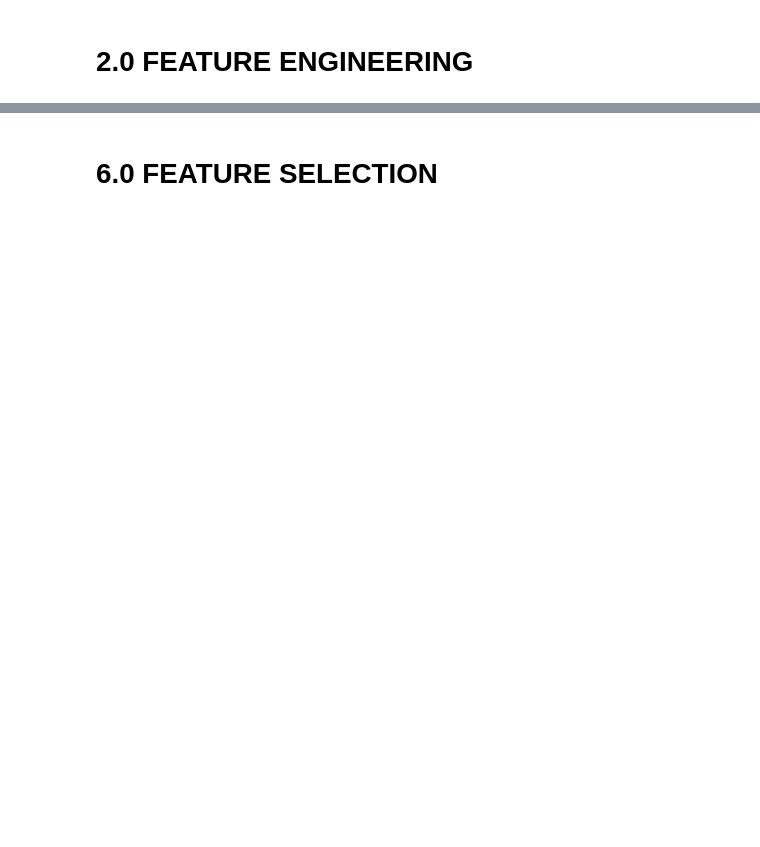
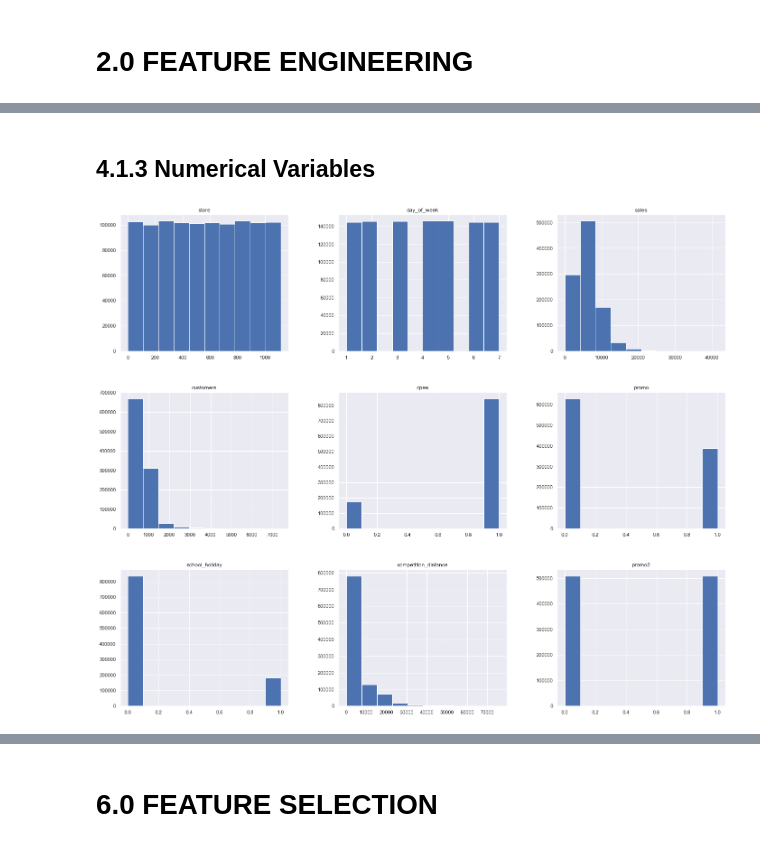
Before and after one commit to marcusbraggion/forecasting_sales, a Jupyter notebook: notebooks/forecasting_sales.ipynb, the cells around one changed output, grey strips where cells are left out. Saved outputs shown, nothing was run; the diff lists cells and outputs as text; code cells hidden in the pictures; blank space fills up the shorter version.

```diff
--- a/notebooks/forecasting_sales.ipynb
+++ b/notebooks/forecasting_sales.ipynb
@@ -75,0 +208,3 @@ df1.columns = cols_new
+# %%
+num_attributes = df1.select_dtypes( include=['int64', 'float64'] )
+cat_attributes = df1.select_dtypes( exclude=['int64', 'float64', 'datetime64[ns]'] )
@@ -81,0 +352,6 @@ df1.columns = cols_new
+# %% [markdown]
+## 4.1.3 Numerical Variables
+# %%
+num_attributes.hist();
+# %% [output]
+[figure, added]
```
Also changed, not shown: parts of 80 cells of this notebook, 2 other files.
